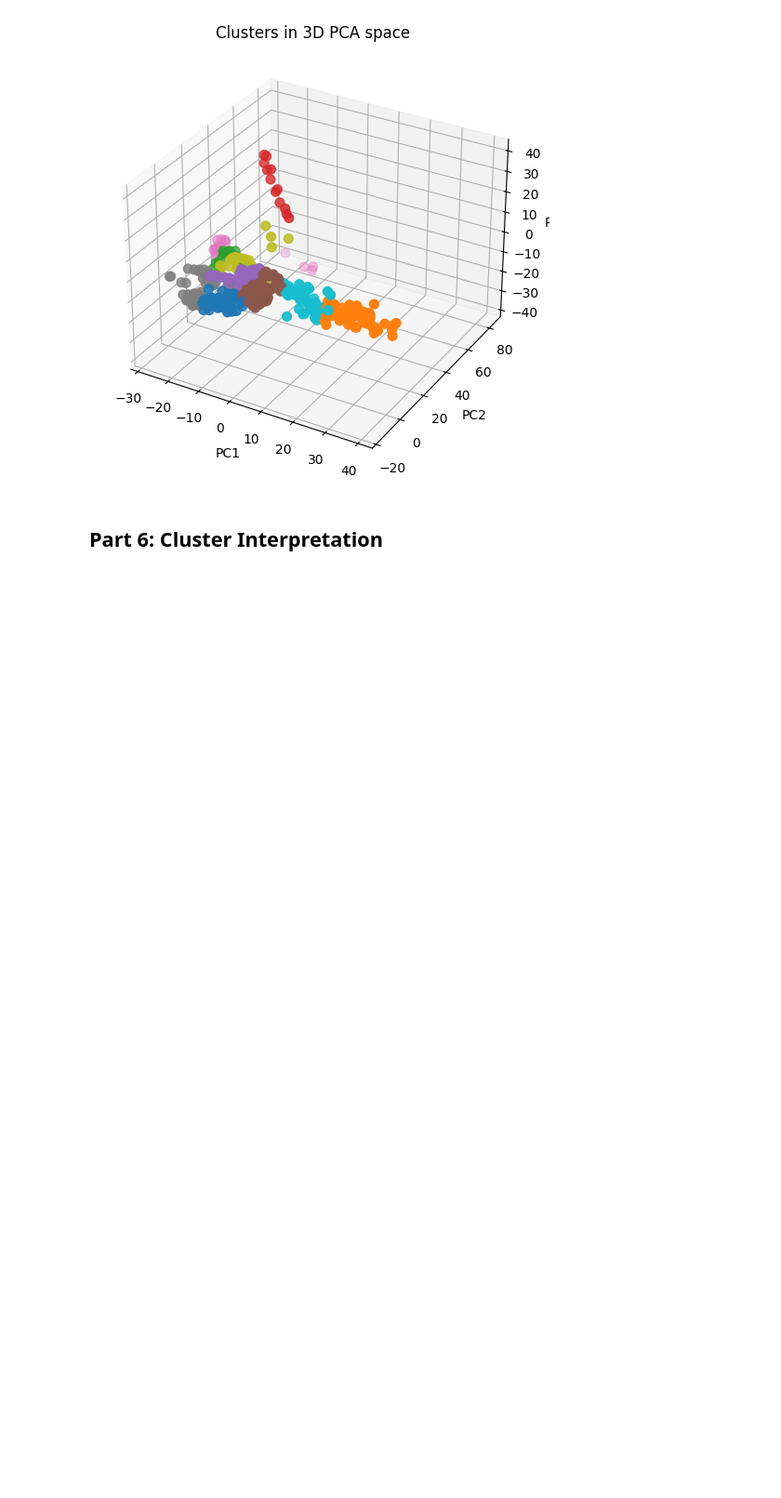
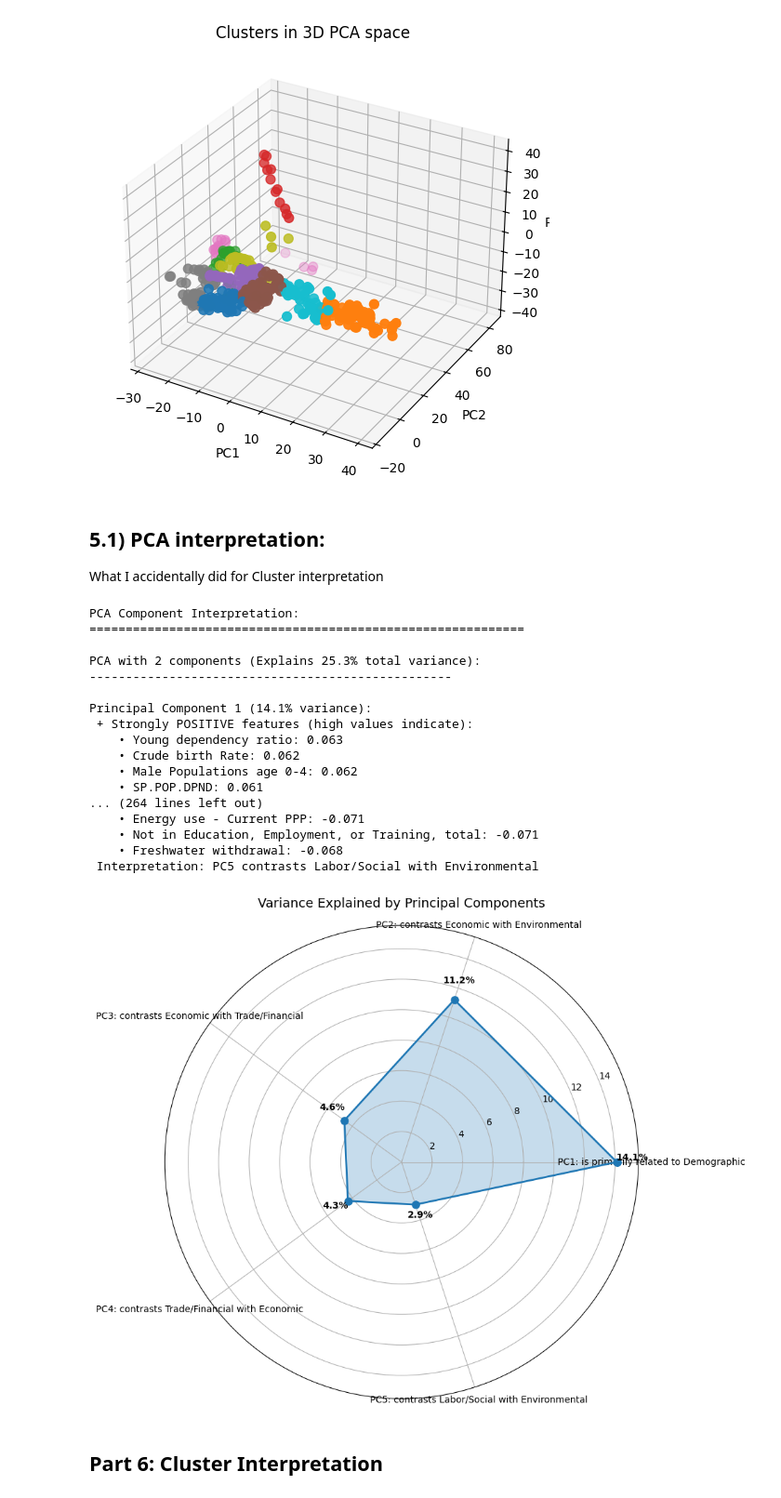
Before and after one commit to GetosMonkey/AI-Assignment-1, a Jupyter notebook: Assignment1.ipynb, the cells around one changed output. Shown at 93% size. Saved outputs shown, nothing was run; the diff lists cells and outputs as text; code cells hidden in the pictures; blank space fills up the shorter version.

```diff
--- a/Assignment1.ipynb
+++ b/Assignment1.ipynb
@@ -810,6 +808,8 @@ plt.show()
+# %% [markdown]
+## 5.1) PCA interpretation:
+
+What I accidentally did for Cluster interpretation
 # %%
-:
-
 # Parsing the HDI
 hdi_df = pd.read_excel(
     "HDR25_Statistical_Annex_HDI_Table.xlsx",
@@ -822,8 +822,8 @@ hdi_df.columns = ['_'.join(filter(lambda x: str(x) != 'nan', map(str, col))).str
 
 #print("Flattened columns:")
 #print(hdi_df.columns.tolist())
-print("\nFirst few rows:")
-print(hdi_df.head())
+#print("\nFirst few rows:")
+#print(hdi_df.head())
 
 # feature descriptions:
 feature_descriptions = {
@@ -973,32 +973,51 @@ for n_components in range(2, max_components + 1):
         pc_interpretations[i] = interpretation
         print(f" Interpretation: PC{i+1} {interpretation}")
 
 # Radar chart of component contributions
 if max_components >= 3:
     components_to_plot = min(5, max_components)
     angles = np.linspace(0, 2 * np.pi, components_to_plot, endpoint=False).tolist()
     angles += angles[:1]
 
     fig, ax = plt.subplots(figsize=(10, 8), subplot_kw=dict(polar=True))
 
     # Plot variance explained for each component
     variances = pca_results[components_to_plot]["explained_var"][:components_to_plot] * 100
     variances = np.append(variances, variances[0])
 
     ax.plot(angles, variances, 'o-', linewidth=2, markersize=8)
     ax.fill(angles, variances, alpha=0.25)
     labels = [f'PC{i+1}: {pc_interpretations[i]}' for i in range(components_to_plot)]
     ax.set_xticks(angles[:-1])
     ax.set_xticklabels(labels)
     ax.set_ylim(0, max(variances) * 1.1)
     ax.set_title('Variance Explained by Principal Components', size=14, pad=20)
     ax.grid(True)
 
     # Add value labels
     for i, v in enumerate(variances[:-1]):
         ax.text(angles[i], v + 1, f'{v:.1f}%', ha='center', va='bottom', fontweight='bold')
 
     plt.tight_layout()
     plt.show()
+# %% [output]
+PCA Component Interpretation:
+============================================================
+
+PCA with 2 components (Explains 25.3% total variance):
+--------------------------------------------------
+
+Principal Component 1 (14.1% variance):
+ + Strongly POSITIVE features (high values indicate):
+    • Young dependency ratio: 0.063
+    • Crude birth Rate: 0.062
+    • Male Populations age 0-4: 0.062
+    • SP.POP.DPND: 0.061
+... (264 lines left out)
+    • Energy use - Current PPP: -0.071
+    • Not in Education, Employment, or Training, total: -0.071
+    • Freshwater withdrawal: -0.068
+ Interpretation: PC5 contrasts Labor/Social with Environmental
+[figure, added]
 # %% [markdown]
 ## Part 6: Cluster Interpretation
```
Also changed, not shown: parts of 6 cells of this notebook.
